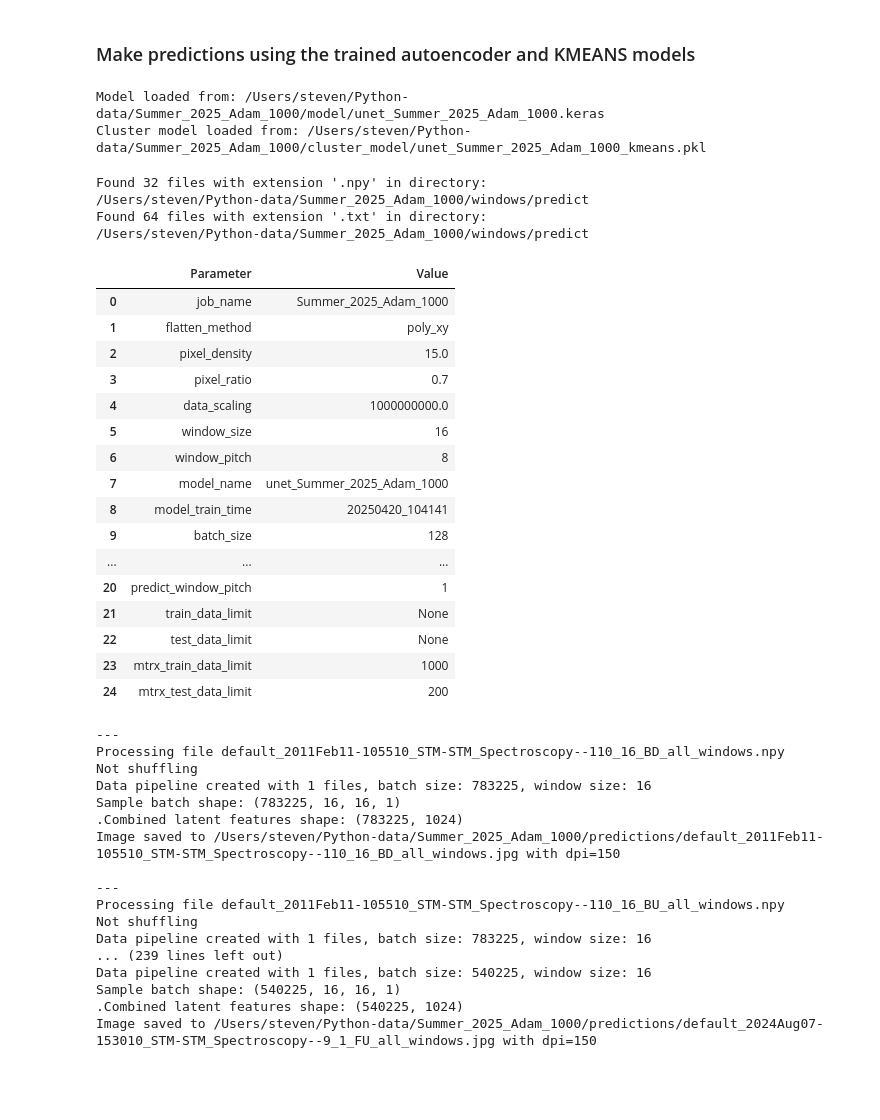
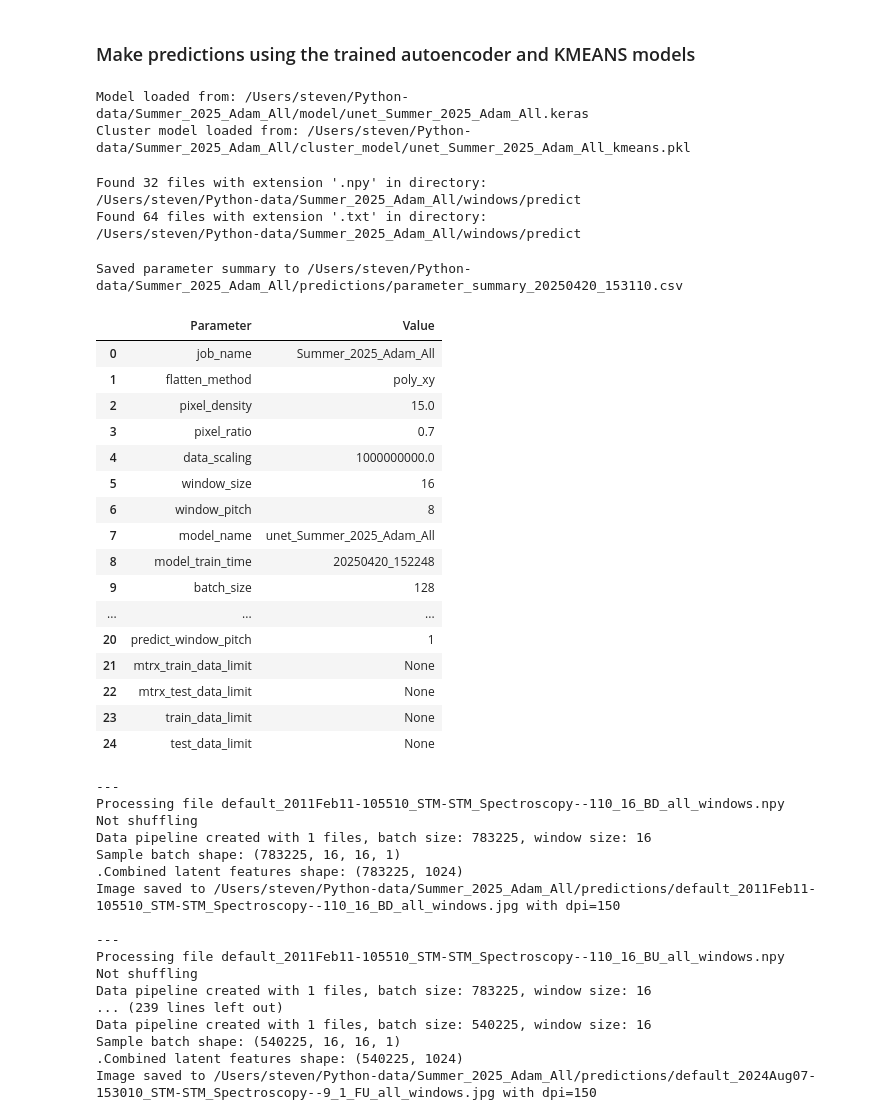
Before and after one commit to srschofield/SRSML24, a Jupyter notebook: examples/notebooks/cluster.ipynb, the cells around one changed output. Drawn from its saved outputs; the diff is of its cells as text; code cells hidden in the pictures; blank space fills up the shorter version.

```diff
--- a/examples/notebooks/cluster.ipynb
+++ b/examples/notebooks/cluster.ipynb
@@ -106,7 +106,7 @@ Current time 2025-04-20 10:04:28
 # %%
 # Parameters for windows creation
 # General
-job_name = 'Summer_2025_Adam_1000'
+job_name = 'Summer_2025_Adam_All'
 verbose = False             # Set this True to print out more information
 
 # MTRX preprocessing
@@ -131,7 +131,7 @@ model_name = 'unet_' + job_name
 batch_size = 128
 buffer_size = 12800 # shuffling
 learning_rate = 1e-4
-epochs = 3
+epochs = 5
 
 # Parameters for clustering
 cluster_model_name = model_name + '_kmeans'
@@ -148,8 +148,8 @@ reassignment_ratio=0.05                         # Fraction of clusters reassigne
 predict_window_pitch = 1                        # Window pitch for prediction
 
 # DATA LIMITS FOR TESTING THE CODE
-mtrx_train_data_limit = 1000 #None                    # Number of MTRX files to process (training)
-mtrx_test_data_limit = 200 #None                     # Number of MTRX files to process (validation)
+mtrx_train_data_limit = None #1000 #None                    # Number of MTRX files to process (training)
+mtrx_test_data_limit = None #200 #None                     # Number of MTRX files to process (validation)
 
 train_data_limit = None                         # Limit the data used in the autoencoder training
 test_data_limit = None                          # Limit the data used in the autoencoder training (validation)
@@ -492,8 +500,8 @@ autoencoder_model = m.load_model(model_path, model_name=model_name)
 # Load a previously saved cluster model from disk
 cluster_model = m.load_cluster_model(cluster_model_path, model_name=cluster_model_name)
 # %% [output]
-Model loaded from: /Users/steven/Python-data/Summer_2025_Adam_1000/model/unet_Summer_2025_Adam_1000.keras
-Cluster model loaded from: /Users/steven/Python-data/Summer_2025_Adam_1000/cluster_model/unet_Summer_2025_Adam_1000_kmeans.pkl
+Model loaded from: /Users/steven/Python-data/Summer_2025_Adam_All/model/unet_Summer_2025_Adam_All.keras
+Cluster model loaded from: /Users/steven/Python-data/Summer_2025_Adam_All/cluster_model/unet_Summer_2025_Adam_All_kmeans.pkl
 # %%
 # Get the list of image windows files to make predictions on
 predict_data_files_list, predict_data_files_num = dp.list_files_by_extension(windows_predict_path,'.npy',verbose=False)
@@ -505,33 +513,34 @@ image_windows_coordinates_file_list = [
 ]
 # %% [output]
 Found 32 files with extension '.npy' in directory:
-/Users/steven/Python-data/Summer_2025_Adam_1000/windows/predict
+/Users/steven/Python-data/Summer_2025_Adam_All/windows/predict
 Found 64 files with extension '.txt' in directory:
-/Users/steven/Python-data/Summer_2025_Adam_1000/windows/predict
+/Users/steven/Python-data/Summer_2025_Adam_All/windows/predict
 # %%
 ut.summarize_parameters(['job_name', 'flatten_method', 'pixel_density', 'pixel_ratio', 'data_scaling', 'window_size',
                       'window_pitch', 'model_name', 'model_train_time', 'batch_size', 'buffer_size', 'learning_rate',
                       'epochs', 'cluster_model_name', 'cluster_batch_size', 'cluster_buffer_size', 'num_clusters',
-                      'n_init', 'max_iter', 'reassignment_ratio', 'predict_window_pitch', 'train_data_limit',
-                      'test_data_limit', 'mtrx_train_data_limit', 'mtrx_test_data_limit'])
+                      'n_init', 'max_iter', 'reassignment_ratio', 'predict_window_pitch', 'mtrx_train_data_limit',
+                      'mtrx_test_data_limit', 'train_data_limit', 'test_data_limit',], save_path=predictions_path)
 # %% [output]
+Saved parameter summary to /Users/steven/Python-data/Summer_2025_Adam_All/predictions/parameter_summary_20250420_153110.csv
 |  | Parameter | Value |
-| 0 | job_name | Summer_2025_Adam_1000 |
+| 0 | job_name | Summer_2025_Adam_All |
 | 1 | flatten_method | poly_xy |
 | 2 | pixel_density | 15.0 |
 | 3 | pixel_ratio | 0.7 |
 | 4 | data_scaling | 1000000000.0 |
 | 5 | window_size | 16 |
 | 6 | window_pitch | 8 |
-| 7 | model_name | unet_Summer_2025_Adam_1000 |
-| 8 | model_train_time | 20250420_104141 |
+| 7 | model_name | unet_Summer_2025_Adam_All |
+| 8 | model_train_time | 20250420_152248 |
 | 9 | batch_size | 128 |
 | ... | ... | ... |
 | 20 | predict_window_pitch | 1 |
-| 21 | train_data_limit | None |
-| 22 | test_data_limit | None |
-| 23 | mtrx_train_data_limit | 1000 |
-| 24 | mtrx_test_data_limit | 200 |
+| 21 | mtrx_train_data_limit | None |
+| 22 | mtrx_test_data_limit | None |
+| 23 | train_data_limit | None |
+| 24 | test_data_limit | None |
 # %%
 
 # Make predictions on the image windows and save the latent features to disk
@@ -588,7 +597,7 @@ Not shuffling
 Data pipeline created with 1 files, batch size: 783225, window size: 16
 Sample batch shape: (783225, 16, 16, 1)
 .Combined latent features shape: (783225, 1024)
-Image saved to /Users/steven/Python-data/Summer_2025_Adam_1000/predictions/default_2011Feb11-105510_STM-STM_Spectroscopy--110_16_BD_all_windows.jpg with dpi=150
+Image saved to /Users/steven/Python-data/Summer_2025_Adam_All/predictions/default_2011Feb11-105510_STM-STM_Spectroscopy--110_16_BD_all_windows.jpg with dpi=150
 
 ---
 Processing file default_2011Feb11-105510_STM-STM_Spectroscopy--110_16_BU_all_windows.npy
@@ -598,7 +607,7 @@ Data pipeline created with 1 files, batch size: 783225, window size: 16
 Data pipeline created with 1 files, batch size: 540225, window size: 16
 Sample batch shape: (540225, 16, 16, 1)
 .Combined latent features shape: (540225, 1024)
-Image saved to /Users/steven/Python-data/Summer_2025_Adam_1000/predictions/default_2024Aug07-153010_STM-STM_Spectroscopy--9_1_FU_all_windows.jpg with dpi=150
+Image saved to /Users/steven/Python-data/Summer_2025_Adam_All/predictions/default_2024Aug07-153010_STM-STM_Spectroscopy--9_1_FU_all_windows.jpg with dpi=150
 # %%
 # data = cluster_img
 
```
Also changed, not shown: parts of 13 cells of this notebook, 4 other files.
